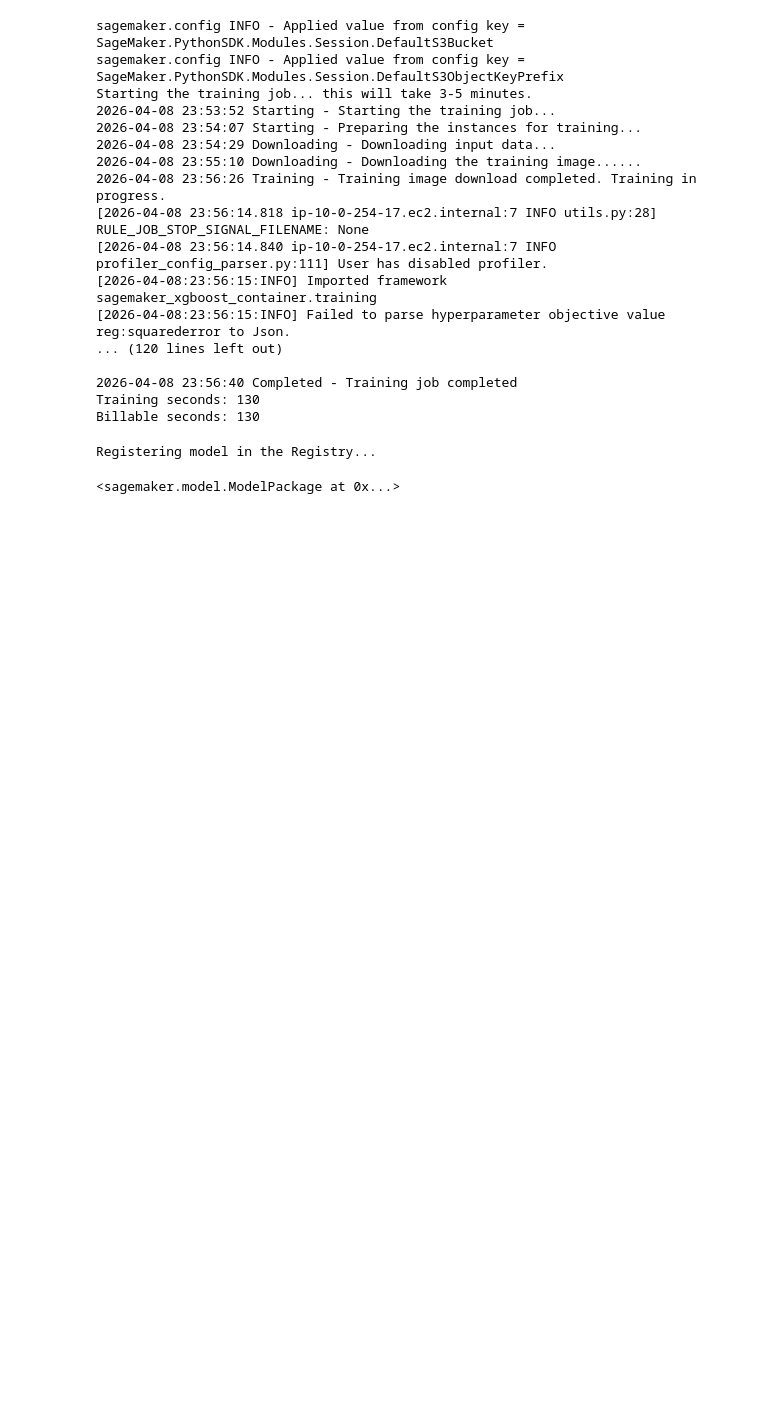
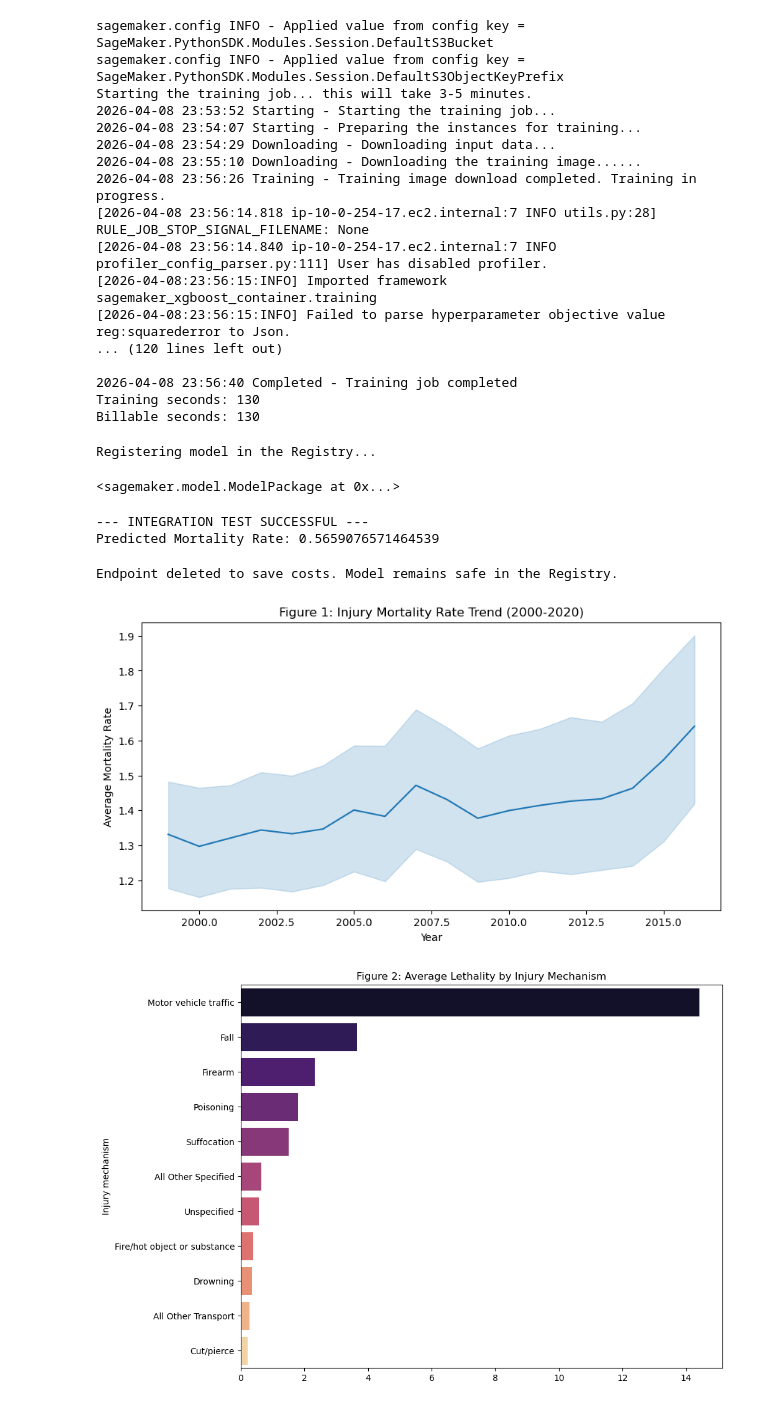
Before and after one commit to oagbekorode/CapstoneProject_CS480, a Jupyter notebook: MLops.ipynb, the cells around one changed output. Saved outputs shown, nothing was run; the diff lists cells and outputs as text; code cells hidden in the pictures; blank space fills up the shorter version.

Commit message:
got visuals

```diff
--- a/MLops.ipynb
+++ b/MLops.ipynb
@@ -194,3 +194,72 @@ xgb.register(
 # %% [output]
 Registering model in the Registry...
 <sagemaker.model.ModelPackage at 0x...>
+# %%
+from sagemaker.serializers import CSVSerializer
+
+# 1. Attach the CSV serializer so the endpoint knows it's receiving text/csv
+predictor.serializer = CSVSerializer()
+
+# 2. Your sample row (ensure it matches the number of features used in training)
+sample_row = "2020,1,0,0,1,0,0,0,0,0,1,0,0,0,0,0,0,0,0"
+
+# 3. Call predict again
+try:
+    result = predictor.predict(sample_row).decode('utf-8')
+    print(f"--- INTEGRATION TEST SUCCESSFUL ---")
+    print(f"Predicted Mortality Rate: {result}")
+except Exception as e:
+    print(f"Error during prediction: {e}")
+
+# IMPORTANT: Keep the endpoint running for your demo,
+# but delete it afterward to save credits!
+# predictor.delete_endpoint()
+# %% [output]
+--- INTEGRATION TEST SUCCESSFUL ---
+Predicted Mortality Rate: 0.5659076571464539
+# %%
+predictor.delete_endpoint()
+print("Endpoint deleted to save costs. Model remains safe in the Registry.")
+# %% [output]
+Endpoint deleted to save costs. Model remains safe in the Registry.
+# %%
+import pandas as pd
+import seaborn as sns
+import matplotlib.pyplot as plt
+import boto3
+import io
+
+# 1. Load the clean data back from S3
+s3 = boto3.client('s3')
+bucket = 'cs480-injury-mortality-data'
+key = 'injury_mortality_final_cleaned (1).csv'
+response = s3.get_object(Bucket=bucket, Key=key)
+df = pd.read_csv(io.BytesIO(response['Body'].read()))
+
+# 2. Filter out summary rows (Essential for accuracy!)
+df_viz = df[df['Is_Summary_Row'] == 0]
+
+# --- CHART 1: Historical Trend (Blue Line) ---
+plt.figure(figsize=(10, 5))
+sns.lineplot(data=df_viz, x='Year', y='Target_Rate')
+plt.title('Figure 1: Injury Mortality Rate Trend (2000-2020)')
+plt.ylabel('Average Mortality Rate')
+plt.show()
+
+# --- CHART 2: Mechanism Breakdown (Purple Bars) ---
+plt.figure(figsize=(10, 8))
+top_mech = df_viz.groupby('Injury mechanism')['Target_Rate'].mean().sort_values(ascending=False)
+sns.barplot(x=top_mech.values, y=top_mech.index, palette='magma')
+plt.title('Figure 2: Average Lethality by Injury Mechanism')
+plt.show()
+
+# --- CHART 3: Calculated Risk Category (Red/Blue Bars) ---
+# This fulfills the "Calculated Field" rubric requirement
+df_viz['Risk_Category'] = df_viz['Target_Rate'].apply(lambda x: 'High Priority' if x > 50 else 'Standard')
+plt.figure(figsize=(7, 5))
+sns.countplot(data=df_viz, x='Risk_Category', palette=['#3498db', '#e74c3c'])
+plt.title('Figure 3: Distribution of Risk Categories (Calculated Field)')
+plt.show()
+# %% [output]
+[figure, added]
+[figure, added]
```
Also changed, not shown: parts of 1 cell of this notebook.
